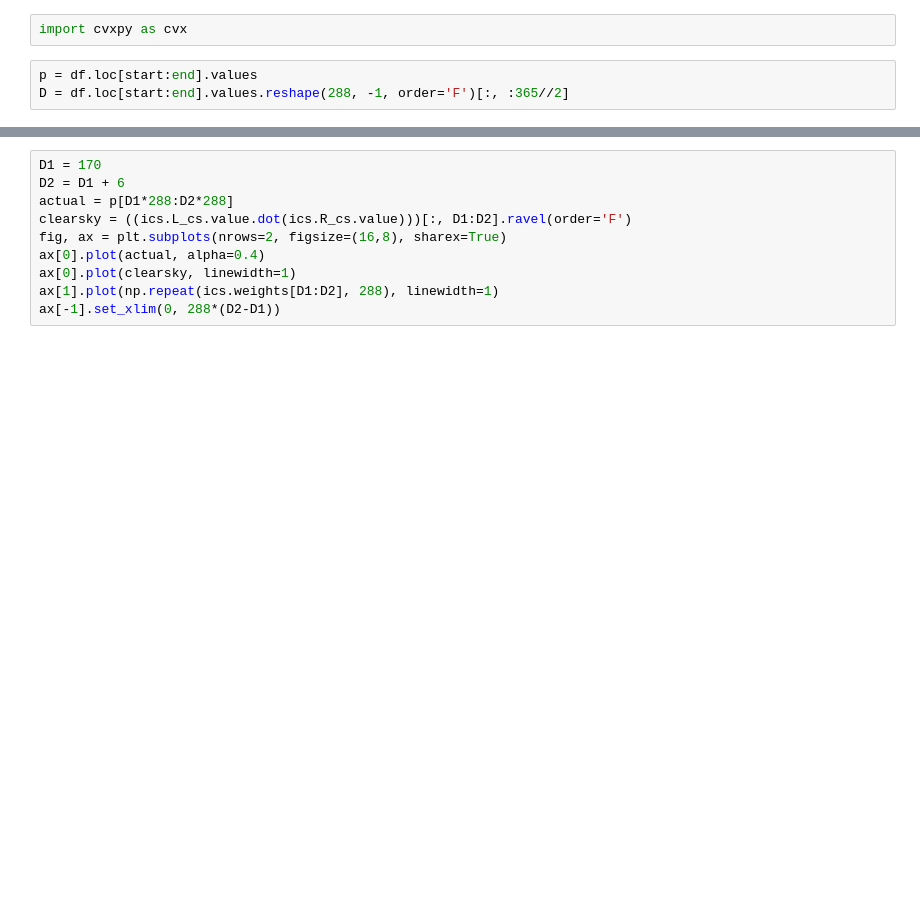
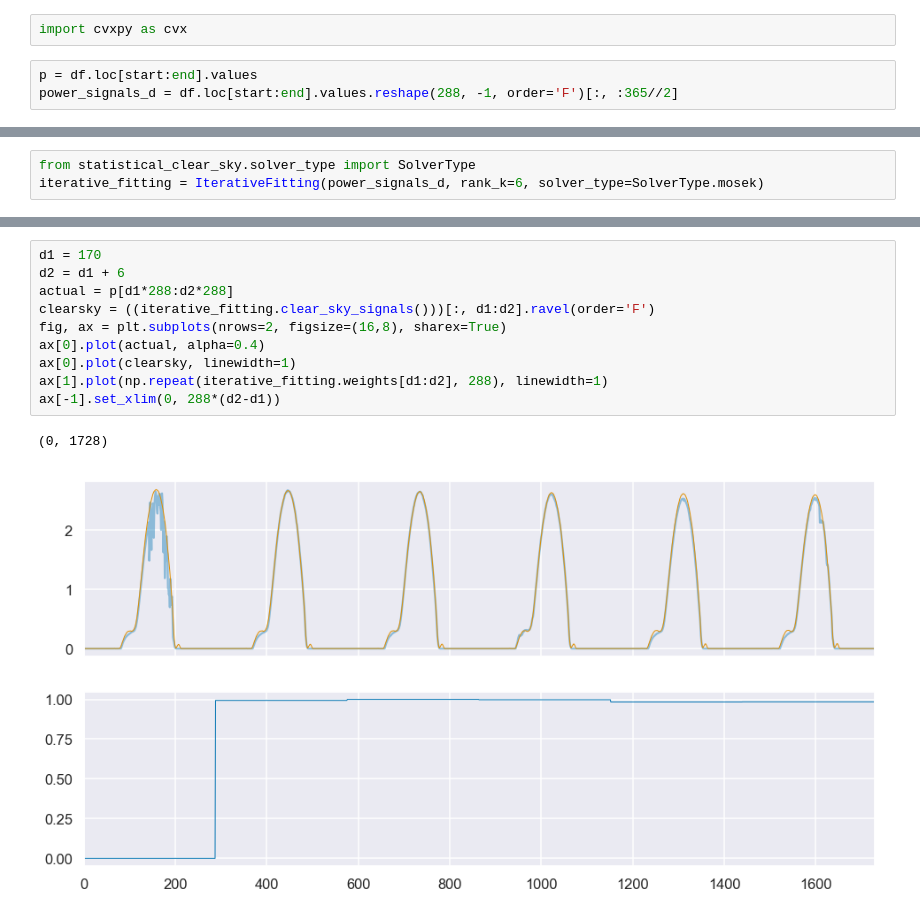
Before and after one commit to slacgismo/StatisticalClearSky, a Jupyter notebook: notebooks/Example_01.ipynb, the cells around one changed output, grey strips where cells are left out. Saved outputs shown, nothing was run; the diff lists cells and outputs as text; blank space fills up the shorter version.

Commit message:
Modified Example_01 Jupyter notebook to use IterativeFitting from PIP package directory structure.

```diff
--- a/notebooks/Example_01.ipynb
+++ b/notebooks/Example_01.ipynb
@@ -51,5 +54,5 @@ data loading took 7.85 seconds
 import cvxpy as cvx
 # %%
 p = df.loc[start:end].values
-D = df.loc[start:end].values.reshape(288, -1, order='F')[:, :365//2]
+power_signals_d = df.loc[start:end].values.reshape(288, -1, order='F')[:, :365//2]
 # %%
@@ -68,0 +62,3 @@ ics.minimize_objective(max_iter=14)
+# %%
+from statistical_clear_sky.solver_type import SolverType
+iterative_fitting = IterativeFitting(power_signals_d, rank_k=6, solver_type=SolverType.mosek)
@@ -69,12 +87,15 @@ ics.minimize_objective(max_iter=14)
 # %%
-D1 = 170
-D2 = D1 + 6
-actual = p[D1*288:D2*288]
-clearsky = ((ics.L_cs.value.dot(ics.R_cs.value)))[:, D1:D2].ravel(order='F')
+d1 = 170
+d2 = d1 + 6
+actual = p[d1*288:d2*288]
+clearsky = ((iterative_fitting.clear_sky_signals()))[:, d1:d2].ravel(order='F')
 fig, ax = plt.subplots(nrows=2, figsize=(16,8), sharex=True)
 ax[0].plot(actual, alpha=0.4)
 ax[0].plot(clearsky, linewidth=1)
-ax[1].plot(np.repeat(ics.weights[D1:D2], 288), linewidth=1)
-ax[-1].set_xlim(0, 288*(D2-D1))
+ax[1].plot(np.repeat(iterative_fitting.weights[d1:d2], 288), linewidth=1)
+ax[-1].set_xlim(0, 288*(d2-d1))
+# %% [output]
+(0, 1728)
+[figure, added]
 # %%
 fig, ax = plt.subplots(nrows=2, ncols=2, figsize=(14, 10))
```
Also changed, not shown: parts of 15 cells of this notebook.
